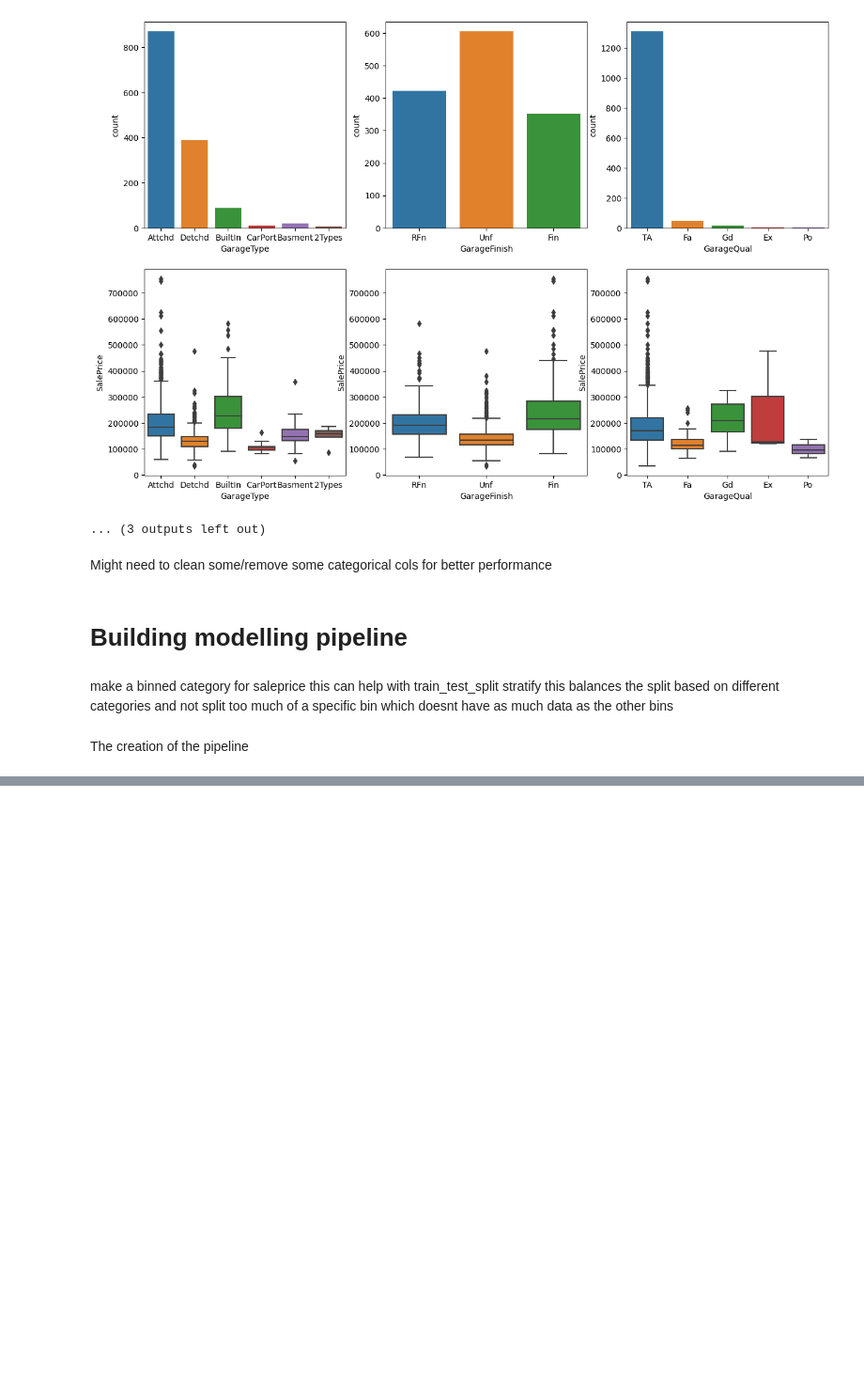
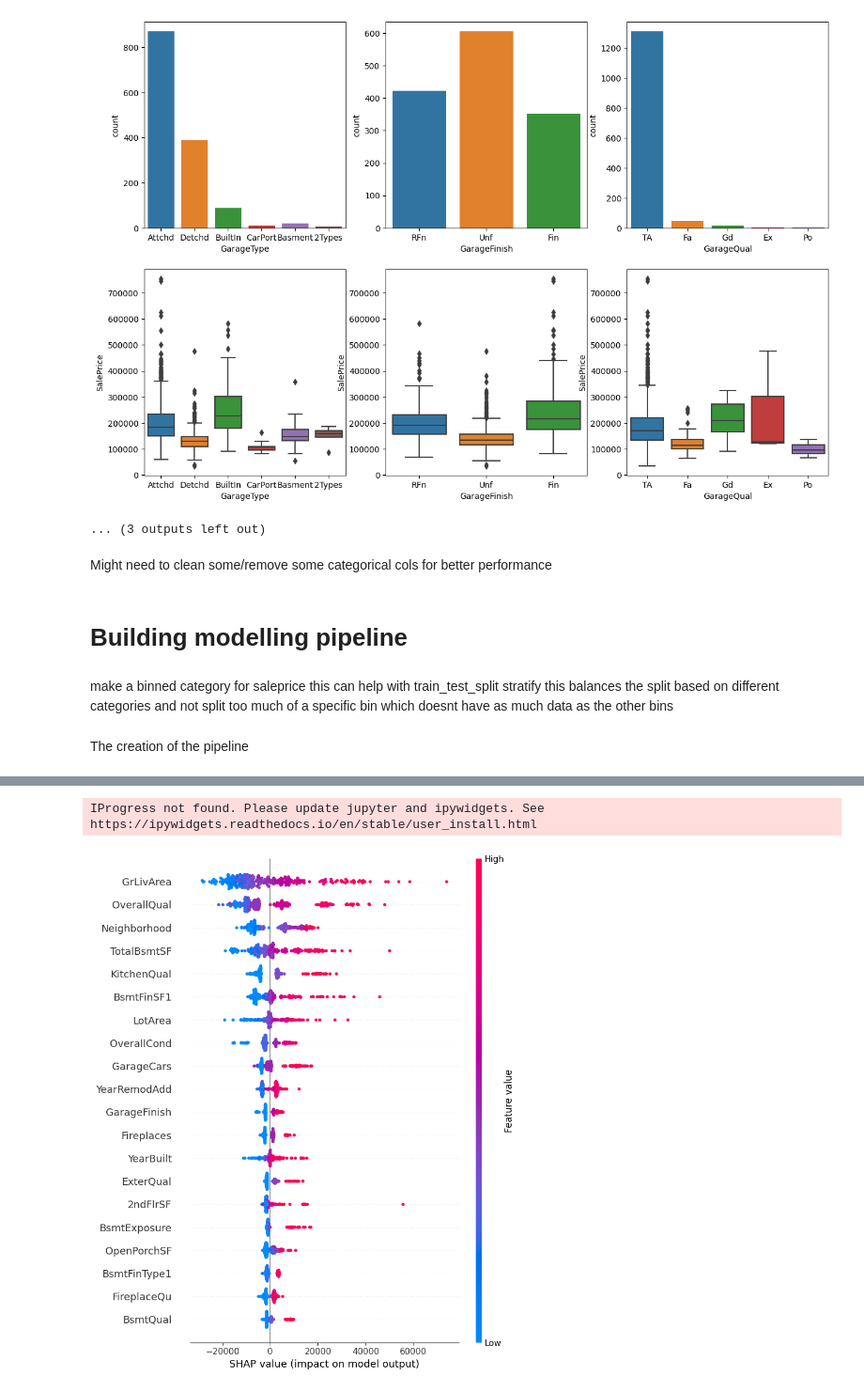
Before and after one commit to jasperjumelet/Kaggle_ML_Competitions, a Jupyter notebook: House Prices - Advanced Regression Techniques/Gradient_boosting_categorical_numerical.ipynb, the cells around one changed output, grey strips where cells are left out. Shown at 94% size. Drawn from its saved outputs; the diff is of its cells as text; code cells hidden in the pictures; blank space fills up the shorter version.

```diff
--- a/House Prices - Advanced Regression Techniques/Gradient_boosting_categorical_numerical.ipynb
+++ b/House Prices - Advanced Regression Techniques/Gradient_boosting_categorical_numerical.ipynb
@@ -359,0 +499,15 @@ print(f"\n-> Best Pipeline found in RandomSearchCV hyperparameter optimizer:\n {
+# %%
+import shap
+# Visualizing shapley value's beeswarm plot on test set
+shap_explainer = shap.Explainer(best_model_pipe.best_estimator_[2])
+
+X_test_transformed = best_model_pipe.best_estimator_[0].transform(X_test)
+X_test_transformed = best_model_pipe.best_estimator_[1].transform(X_test_transformed)
+X_test_transformed_df = pd.DataFrame(X_test_transformed, columns=selected_features)
+
+shap_values = shap_explainer.shap_values(X_test_transformed_df)
+
+shap.summary_plot(shap_values, X_test_transformed_df)
+# %% [output]
+IProgress not found. Please update jupyter and ipywidgets. See https://ipywidgets.readthedocs.io/en/stable/user_install.html
+[figure, added]
```
Also changed, not shown: parts of 23 cells of this notebook.
